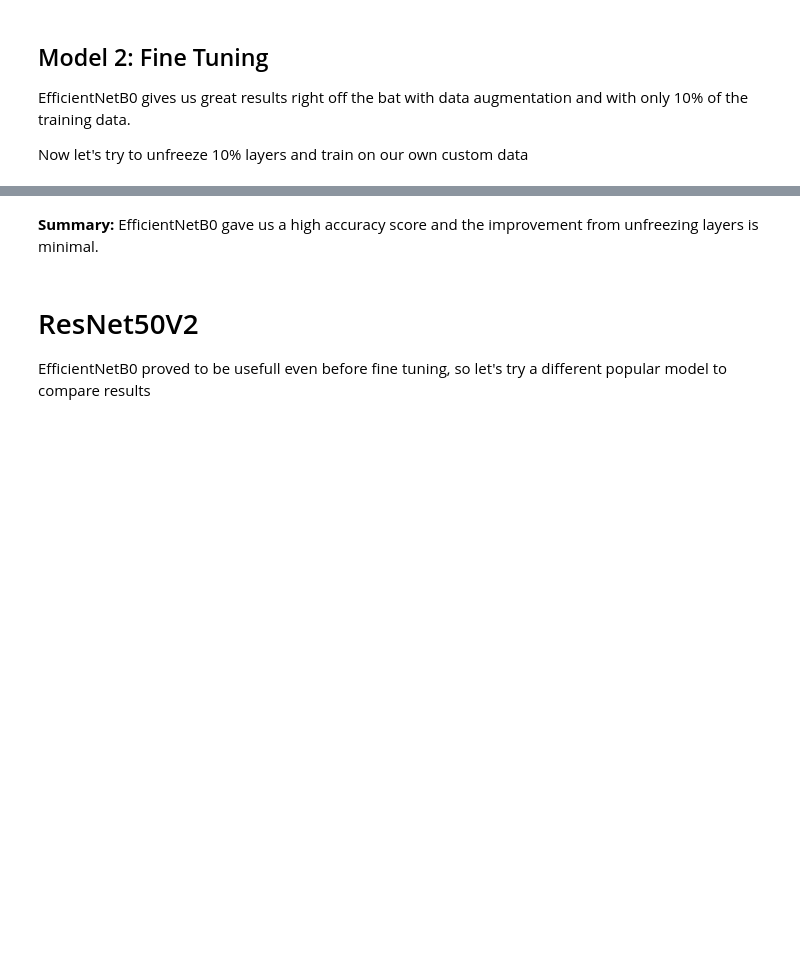
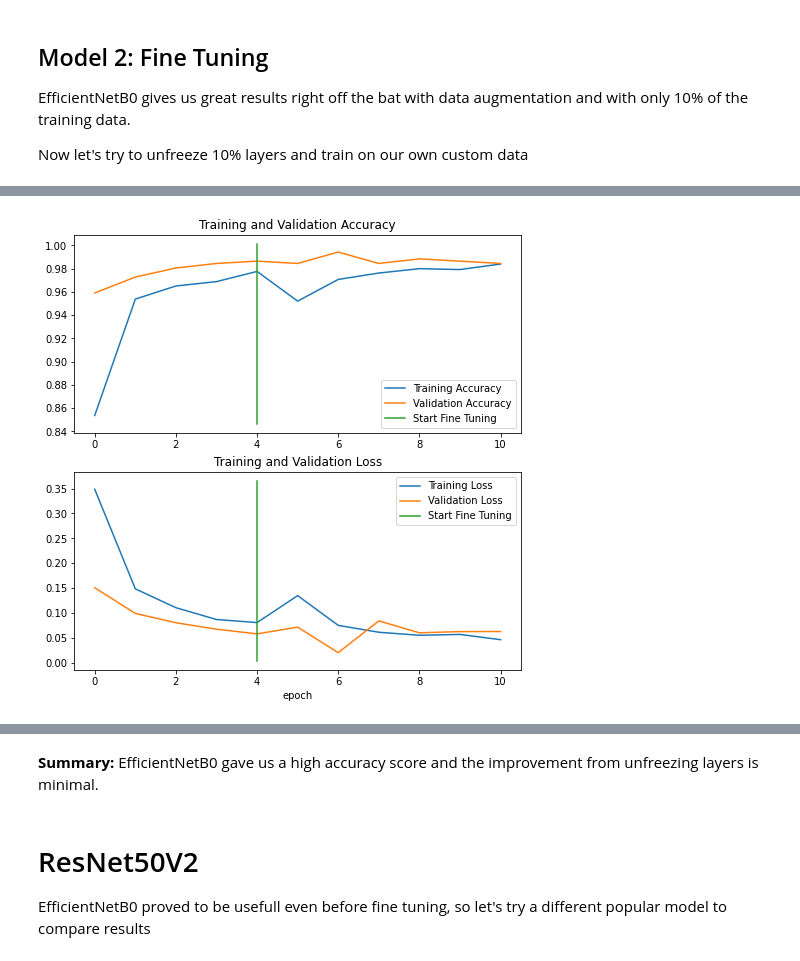
Before and after one commit to moimigueldev/tensorflow-ztm, a Jupyter notebook: cats_dogs/cats_dogs_dl.ipynb, the cells around one changed output, grey strips where cells are left out. Drawn from its saved outputs; the diff is of its cells as text; code cells hidden in the pictures; blank space fills up the shorter version.

```diff
--- a/cats_dogs/cats_dogs_dl.ipynb
+++ b/cats_dogs/cats_dogs_dl.ipynb
@@ -161,7 +161,7 @@ for layer in base_model.layers[:- int(.10 * len(base_model.layers))]:
 # # Create new model and recompile & fit
 model_2 = tf.keras.Model(inputs, outputs)
 model_2.load_weights(checkpoint_path)
-model_2.compile(loss='binary_crossentropy', optimizer=tf.keras.optimizers.Adam(0.0001), metrics=['accuracy'])
+model_2.compile(loss='sparse_categorical_crossentropy', optimizer=tf.keras.optimizers.Adam(0.0001), metrics=['accuracy'])
 fine_tune_epochs = initial_epochs + 5
 history_2 = model_2.fit(
     train_data,
@@ -179,2 +188,3 @@ Epoch 6/10
+[figure, added]
 # %%
 model_2_results = model_2.evaluate(test_data)
```
Also changed, not shown: parts of 31 cells of this notebook.
